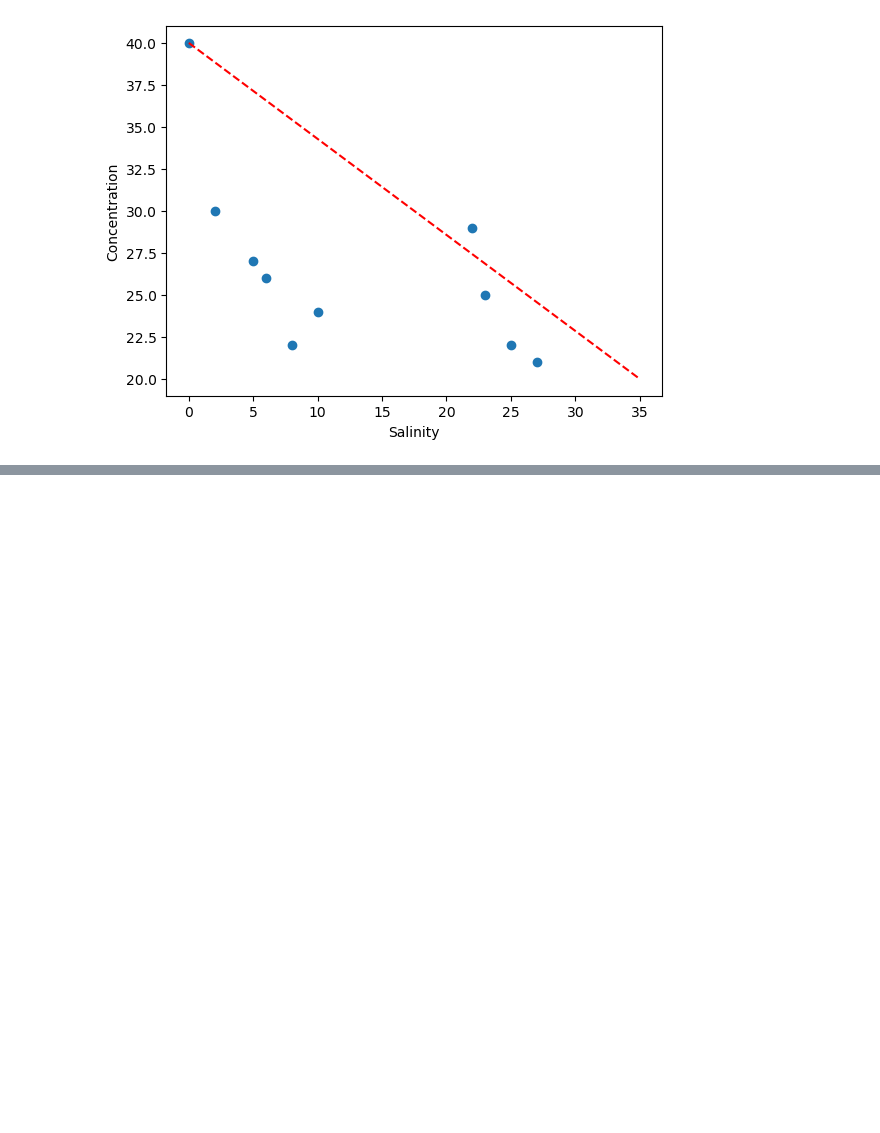
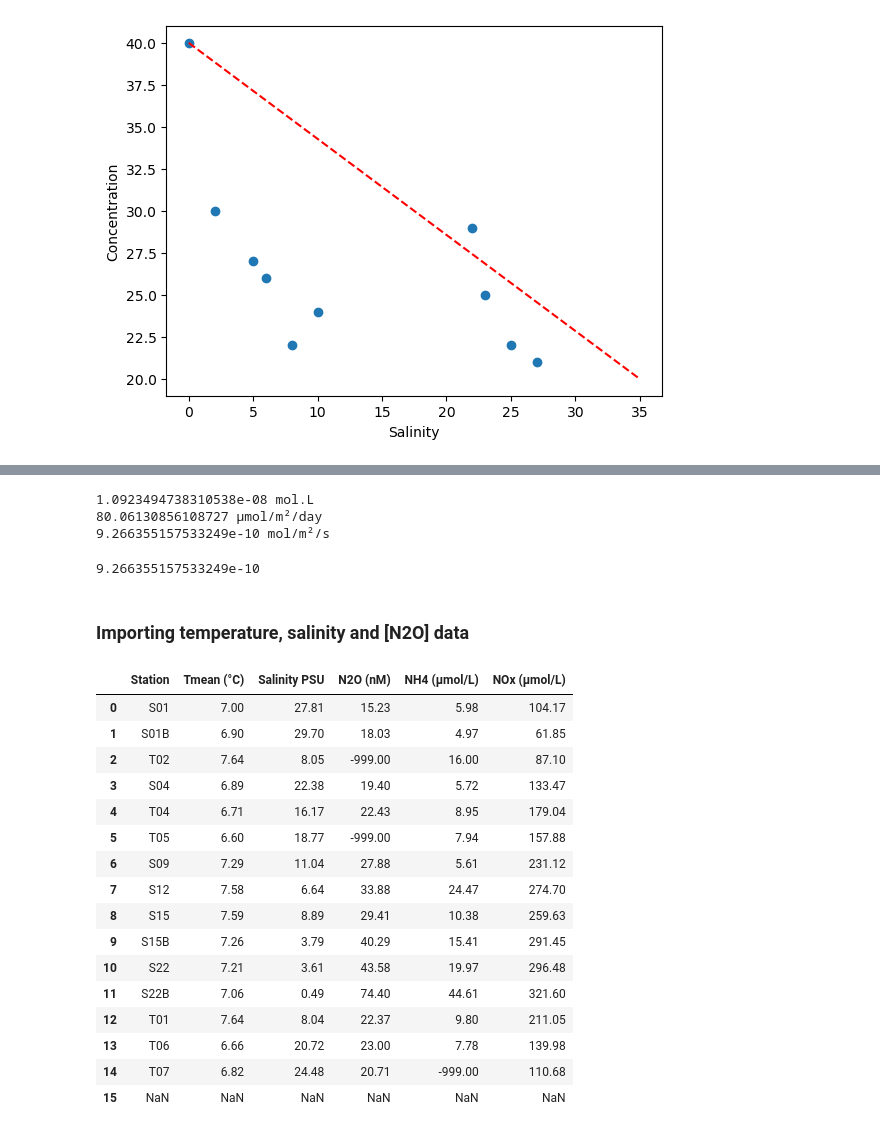
Before and after one commit to jgovoort/PlanktonOfSchelde, a Jupyter notebook: notebooks/SSM.ipynb, the cells around one changed output, grey strips where cells are left out. Saved outputs shown, nothing was run; the diff lists cells and outputs as text; code cells hidden in the pictures; blank space fills up the shorter version.

```diff
--- a/notebooks/SSM.ipynb
+++ b/notebooks/SSM.ipynb
@@ -19,0 +114,9 @@ plt.show()
+# %%
+Wanninkhof(70*10**-9,10,35)
+# %% [output]
+1.0923494738310538e-08 mol.L
+80.06130856108727 µmol/m²/day
+9.266355157533249e-10 mol/m²/s
+9.266355157533249e-10
+# %% [markdown]
+### Importing temperature, salinity and [N2O] data
@@ -19,0 +127,20 @@ plt.show()
+# %%
+df
+# %% [output]
+|  | Station | Tmean (°C) | Salinity PSU | N2O (nM) | NH4 (µmol/L) | NOx (µmol/L) |
+| 0 | S01 | 7.00 | 27.81 | 15.23 | 5.98 | 104.17 |
+| 1 | S01B | 6.90 | 29.70 | 18.03 | 4.97 | 61.85 |
+| 2 | T02 | 7.64 | 8.05 | -999.00 | 16.00 | 87.10 |
+| 3 | S04 | 6.89 | 22.38 | 19.40 | 5.72 | 133.47 |
+| 4 | T04 | 6.71 | 16.17 | 22.43 | 8.95 | 179.04 |
+| 5 | T05 | 6.60 | 18.77 | -999.00 | 7.94 | 157.88 |
+| 6 | S09 | 7.29 | 11.04 | 27.88 | 5.61 | 231.12 |
+| 7 | S12 | 7.58 | 6.64 | 33.88 | 24.47 | 274.70 |
+| 8 | S15 | 7.59 | 8.89 | 29.41 | 10.38 | 259.63 |
+| 9 | S15B | 7.26 | 3.79 | 40.29 | 15.41 | 291.45 |
+| 10 | S22 | 7.21 | 3.61 | 43.58 | 19.97 | 296.48 |
+| 11 | S22B | 7.06 | 0.49 | 74.40 | 44.61 | 321.60 |
+| 12 | T01 | 7.64 | 8.04 | 22.37 | 9.80 | 211.05 |
+| 13 | T06 | 6.66 | 20.72 | 23.00 | 7.78 | 139.98 |
+| 14 | T07 | 6.82 | 24.48 | 20.71 | -999.00 | 110.68 |
+| 15 | NaN | NaN | NaN | NaN | NaN | NaN |
```
Also changed, not shown: parts of 19 cells of this notebook, 4 other files.
